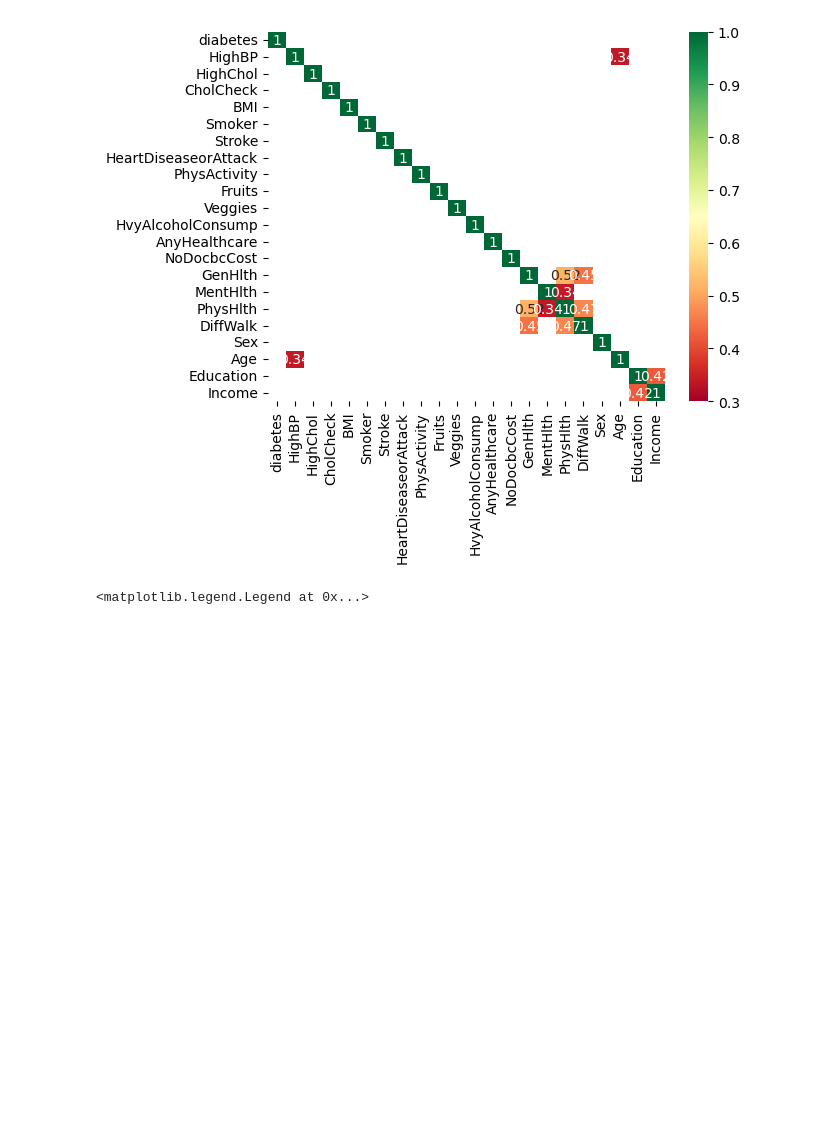
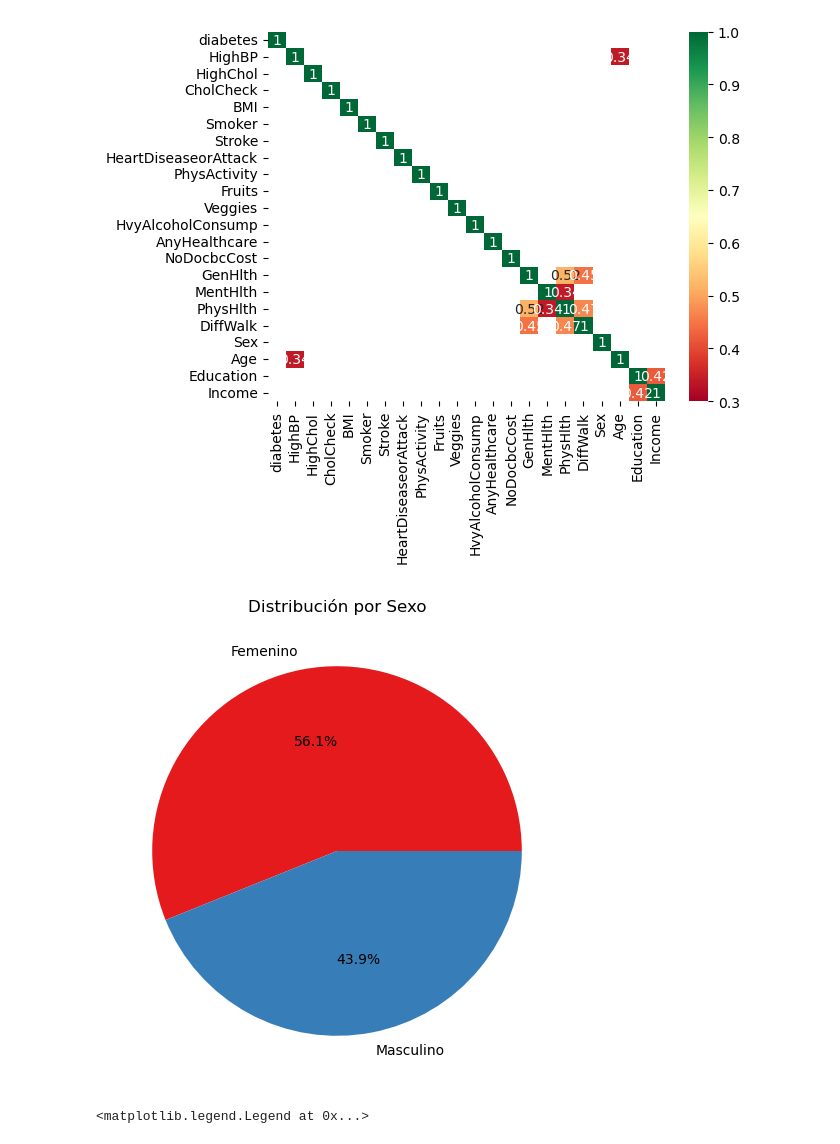
Before and after one commit to juanlt9905/machineLearning2025, a Jupyter notebook: exploracion_de_datos.ipynb, the cells around one changed output. Cells and saved outputs as stored; diff of their text form; code cells hidden in the pictures; blank space fills up the shorter version.

```diff
--- a/exploracion_de_datos.ipynb
+++ b/exploracion_de_datos.ipynb
@@ -176,5 +176,19 @@ sns.heatmap(correlacion_filtrada, annot=True, cbar=True, cmap="RdYlGn", vmin=ran
 # %% [output]
 <Axes: >
 [figure]
+# %%
+import matplotlib.pyplot as plt
+
+sexo_counts = datos_diabetes['Sex'].value_counts()
+sexo_labels = {True: "Masculino", False: "Femenino"}
+sexo_counts.index = sexo_counts.index.map(sexo_labels)
+
+# Crear gráfico de pastel con Matplotlib
+plt.figure(figsize=(6,6))
+plt.pie(sexo_counts, labels=sexo_counts.index, autopct='%1.1f%%', colors=sns.color_palette("Set1", len(sexo_counts)))
+plt.title('Distribución por Sexo')
+plt.show()
+# %% [output]
+[figure, added]
 # %%
 #GRafica de pastel sobre variables Sexo
```
Also changed, not shown: parts of 3 cells of this notebook.
